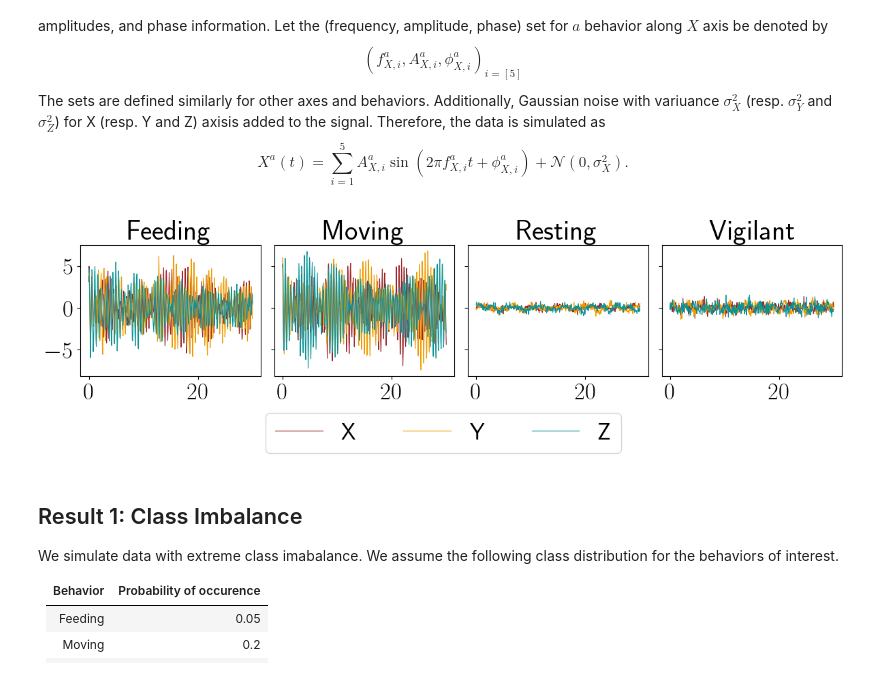
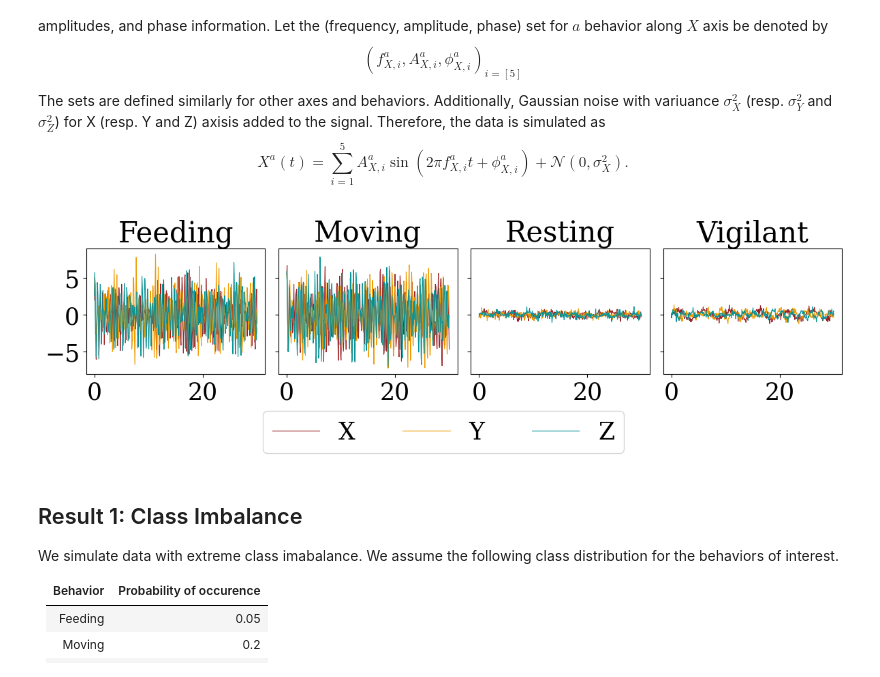
Before and after one commit to medhaaga/AWD-Biologging, a Jupyter notebook: notebooks/results.ipynb, the cells around one changed output. Saved outputs shown, nothing was run; the diff lists cells and outputs as text; code cells hidden in the pictures.

```diff
--- a/notebooks/results.ipynb
+++ b/notebooks/results.ipynb
@@ -61,5 +64,5 @@ mpl.rcParams['ytick.labelsize'] = 25
 mpl.rcParams["axes.labelsize"] = 25
 mpl.rcParams['legend.fontsize'] = 25
 mpl.rcParams['axes.titlesize'] = 30
-mpl.rcParams['text.usetex'] = True
-# plt.rcParams['font.family'] = 'serif'
+mpl.rcParams['text.usetex'] = False
+plt.rcParams['font.family'] = 'serif'
@@ -82,26 +93,26 @@ os.makedirs(test_root_dir, exist_ok=True)
 # %%
 t = np.linspace(0, 30, 30*config.SAMPLING_RATE)
 data_constants = config.SIMULATION_CONSTANTS
 colors = ['#9b2226', '#ee9b00', '#0a9396']
 fig, axs = plt.subplots(1, len(config.SIM_BEHAVIORS), figsize=(3*len(config.SIM_BEHAVIORS),3), sharey=True)
 for i, observed_behavior in enumerate(config.SIM_BEHAVIORS):
     for j, axis in enumerate(['X', 'Y', 'Z']):
         f, A, phi, sigma = data_constants.loc[(data_constants["Behavior"] == observed_behavior) & (data_constants["Axis"] == axis), ['f', 'A', 'phi', 'sigma']].values[0]
-        signal = simulate_axis_signal(f, A, phi, sigma, len(t))
+        signal = simulate_axis_signal(f, A, phi, sigma, len(t), tau=0.2)
 
         if i == 0:
             axs[i].plot(t, signal, label=axis, linewidth=0.8, color=colors[j])
         else:
             axs[i].plot(t, signal, linewidth=0.8, color=colors[j])
 
     axs[i].set_title(observed_behavior)
 
 fig.legend(loc="lower center", ncol=3, bbox_to_anchor=(0.5,-0.25))
 plt.tight_layout()
 plt.savefig(os.path.join(test_root_dir, 'sim_train_signal.pdf'))
 plt.show()
 # %% [output]
-[figure, old version]
+[figure, new version]
 # %% [markdown]
 ## Result 1: Class Imbalance
 
```
Also changed, not shown: parts of 31 cells of this notebook, 56 other files.
